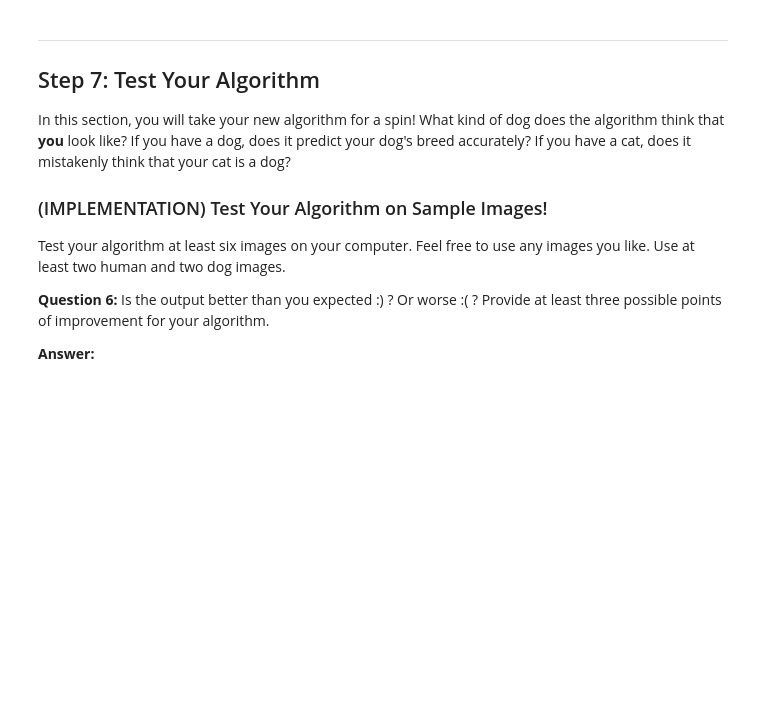
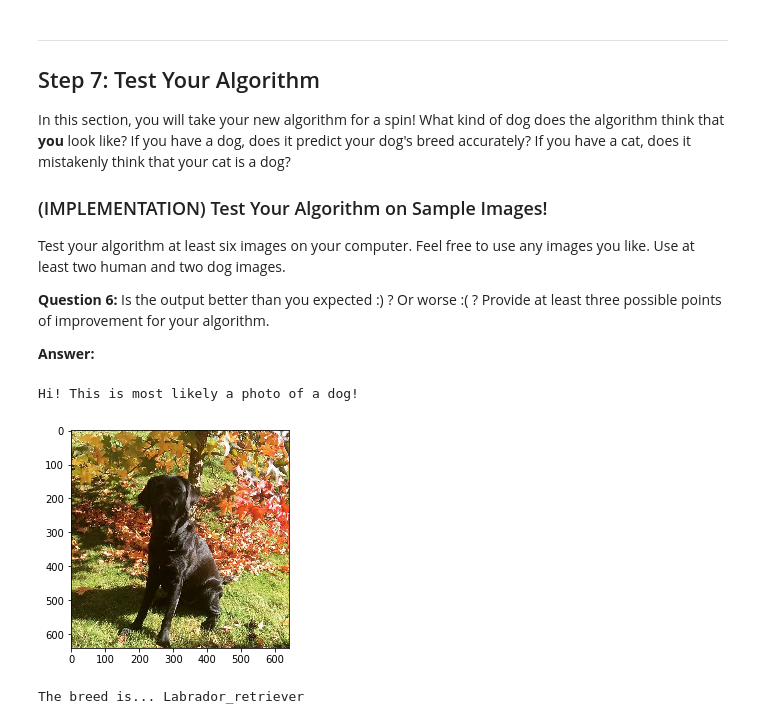
Before and after one commit to etakgoz/dog-project, a Jupyter notebook: dog_app.ipynb, the cells around one changed output. Saved outputs shown, nothing was run; the diff lists cells and outputs as text; code cells hidden in the pictures; blank space fills up the shorter version.

```diff
--- a/dog_app.ipynb
+++ b/dog_app.ipynb
@@ -615,6 +710,16 @@ where `{network}`, in the above filename, should be one of `VGG19`, `Resnet50`,
 # %%
 ### TODO: Write a function that takes a path to an image as input
 ### and returns the dog breed that is predicted by the model.
+from extract_bottleneck_features import *
+
+def Resnet50_predict_breed(img_path):
+    # extract bottleneck features
+    bottleneck_feature = extract_Resnet50(path_to_tensor(img_path))
+
+    # obtain predicted vector
+    predicted_vector = Resnet50_model.predict(bottleneck_feature)
+    # return dog breed that is predicted by the model
+    return dog_names[np.argmax(predicted_vector)]
 # %% [markdown]
 ---
 <a id='step6'></a>
@@ -639,3 +741,34 @@ Some sample output for our algorithm is provided below, but feel free to design
+# %%
+### TODO: Write your algorithm.
+### Feel free to use as many code cells as needed.
+
+# ResNet50_predict_breed(img_path)
+# dog_detector(img_path)
+# def face_detector(img_path):
+
+def display_picture(img_path):
+    img = cv2.imread(img_path)
+    cv_rgb = cv2.cvtColor(img, cv2.COLOR_BGR2RGB)
+    plt.imshow(cv_rgb)
+    plt.show()
+    return
+
+
+def breed_detector(img_path):
+    if dog_detector(img_path):
+        print("Hi! This is most likely a photo of a dog!")
+        display_picture(img_path)
+        print("The breed is... " + Resnet50_predict_breed(img_path))
+        return
+
+    if face_detector(img_path):
+        print("Hi! This is most likely a photo of a human!")
+        display_picture(img_path)
+        print("You look like a ... " + Resnet50_predict_breed(img_path) + "!")
+        return
+
+    print("Unfortunately an error occured! Please provide a photo of a dog or human face! This is neither!")
+    display_picture(img_path)
 # %% [markdown]
 ---
 <a id='step7'></a>
@@ -653,4 +786,11 @@ __Answer:__
 # %%
 ## TODO: Execute your algorithm from Step 6 on
 ## at least 6 images on your computer.
 ## Feel free to use as many code cells as needed.
+
+# Sample Run 1: A photo of a black labrador belonging to a friend
+breed_detector("sampleImages/margot.jpg")
+# %% [output]
+Hi! This is most likely a photo of a dog!
+[figure, added]
+The breed is... Labrador_retriever
```
Also changed, not shown: parts of 25 cells of this notebook, 10 other files.
